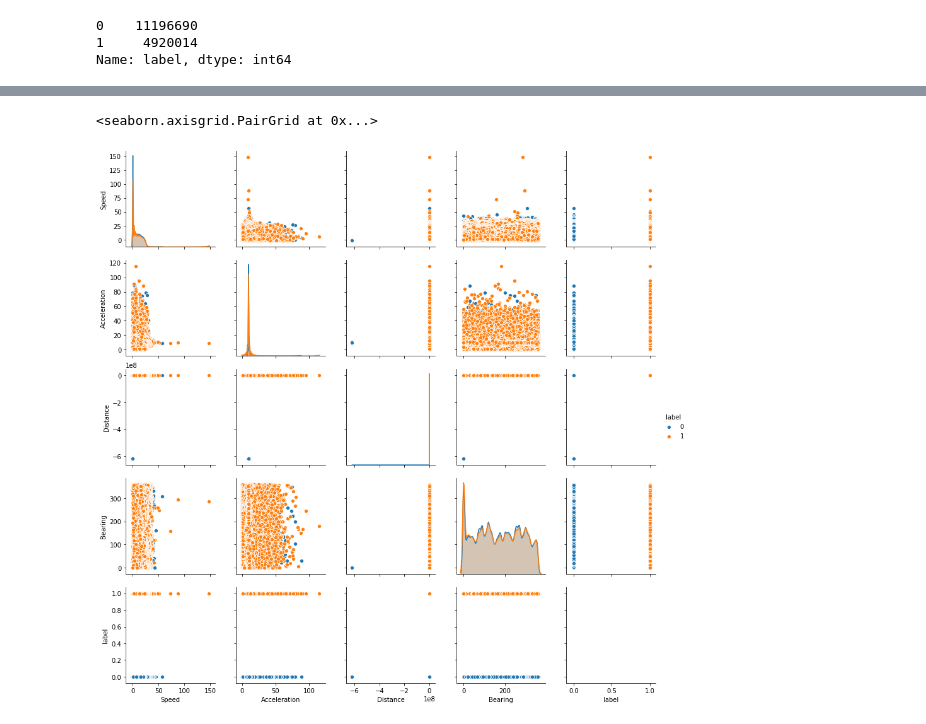
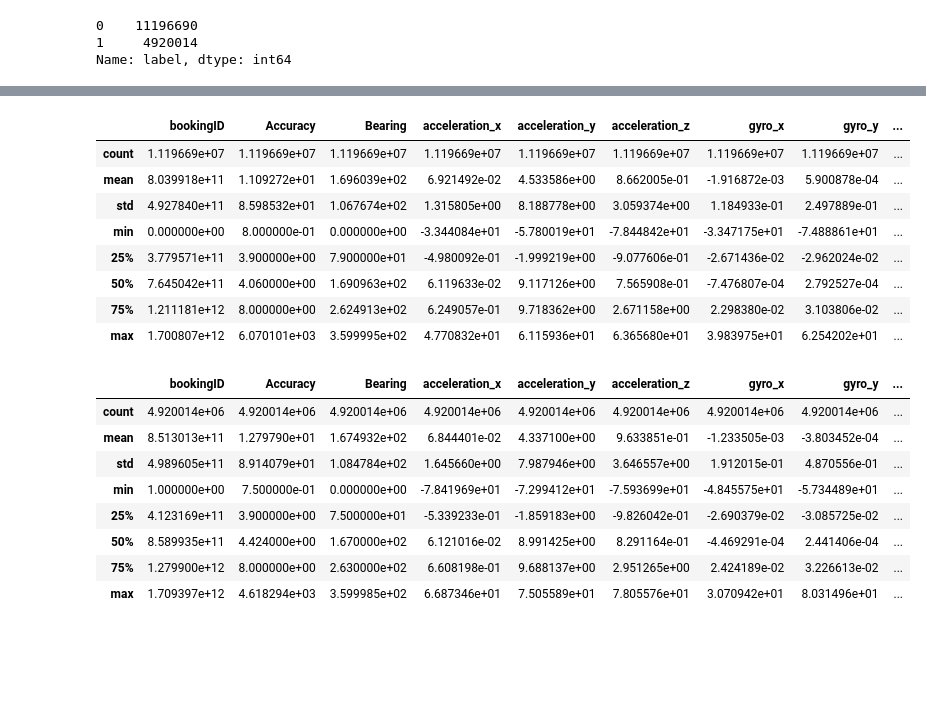
Before and after one commit to tomatowhocodes/springboard, a Jupyter notebook: Capstone project/Code/Data Wrangling.ipynb, the cells around one changed output, grey strips where cells are left out. Cells and saved outputs as stored; diff of their text form; code cells hidden in the pictures; blank space fills up the shorter version.

```diff
--- a/Capstone project/Code/Data Wrangling.ipynb
+++ b/Capstone project/Code/Data Wrangling.ipynb
@@ -200,5 +200,0 @@ for i, column in enumerate(['Speed','Acceleration','Distance','Bearing']):
-# %%
-sns.pairplot(df[['Speed','Acceleration','Distance','Bearing','label']], hue="label")
-# %% [output]
-<seaborn.axisgrid.PairGrid at 0x...>
-[figure, removed]
@@ -213,0 +201,24 @@ def plot_corr(df):
+# %%
+df[df.label==0].describe()
+# %% [output]
+|  | bookingID | Accuracy | Bearing | acceleration_x | acceleration_y | acceleration_z | gyro_x | gyro_y | ... |
+| count | 1.119669e+07 | 1.119669e+07 | 1.119669e+07 | 1.119669e+07 | 1.119669e+07 | 1.119669e+07 | 1.119669e+07 | 1.119669e+07 | ... |
+| mean | 8.039918e+11 | 1.109272e+01 | 1.696039e+02 | 6.921492e-02 | 4.533586e+00 | 8.662005e-01 | -1.916872e-03 | 5.900878e-04 | ... |
+| std | 4.927840e+11 | 8.598532e+01 | 1.067674e+02 | 1.315805e+00 | 8.188778e+00 | 3.059374e+00 | 1.184933e-01 | 2.497889e-01 | ... |
+| min | 0.000000e+00 | 8.000000e-01 | 0.000000e+00 | -3.344084e+01 | -5.780019e+01 | -7.844842e+01 | -3.347175e+01 | -7.488861e+01 | ... |
+| 25% | 3.779571e+11 | 3.900000e+00 | 7.900000e+01 | -4.980092e-01 | -1.999219e+00 | -9.077606e-01 | -2.671436e-02 | -2.962024e-02 | ... |
+| 50% | 7.645042e+11 | 4.060000e+00 | 1.690963e+02 | 6.119633e-02 | 9.117126e+00 | 7.565908e-01 | -7.476807e-04 | 2.792527e-04 | ... |
+| 75% | 1.211181e+12 | 8.000000e+00 | 2.624913e+02 | 6.249057e-01 | 9.718362e+00 | 2.671158e+00 | 2.298380e-02 | 3.103806e-02 | ... |
+| max | 1.700807e+12 | 6.070101e+03 | 3.599995e+02 | 4.770832e+01 | 6.115936e+01 | 6.365680e+01 | 3.983975e+01 | 6.254202e+01 | ... |
+# %%
+df[df.label==1].describe()
+# %% [output]
+|  | bookingID | Accuracy | Bearing | acceleration_x | acceleration_y | acceleration_z | gyro_x | gyro_y | ... |
+| count | 4.920014e+06 | 4.920014e+06 | 4.920014e+06 | 4.920014e+06 | 4.920014e+06 | 4.920014e+06 | 4.920014e+06 | 4.920014e+06 | ... |
+| mean | 8.513013e+11 | 1.279790e+01 | 1.674932e+02 | 6.844401e-02 | 4.337100e+00 | 9.633851e-01 | -1.233505e-03 | -3.803452e-04 | ... |
+| std | 4.989605e+11 | 8.914079e+01 | 1.084784e+02 | 1.645660e+00 | 7.987946e+00 | 3.646557e+00 | 1.912015e-01 | 4.870556e-01 | ... |
+| min | 1.000000e+00 | 7.500000e-01 | 0.000000e+00 | -7.841969e+01 | -7.299412e+01 | -7.593699e+01 | -4.845575e+01 | -5.734489e+01 | ... |
+| 25% | 4.123169e+11 | 3.900000e+00 | 7.500000e+01 | -5.339233e-01 | -1.859183e+00 | -9.826042e-01 | -2.690379e-02 | -3.085725e-02 | ... |
+| 50% | 8.589935e+11 | 4.424000e+00 | 1.670000e+02 | 6.121016e-02 | 8.991425e+00 | 8.291164e-01 | -4.469291e-04 | 2.441406e-04 | ... |
+| 75% | 1.279900e+12 | 8.000000e+00 | 2.630000e+02 | 6.608198e-01 | 9.688137e+00 | 2.951265e+00 | 2.424189e-02 | 3.226613e-02 | ... |
+| max | 1.709397e+12 | 4.618294e+03 | 3.599985e+02 | 6.687346e+01 | 7.505589e+01 | 7.805576e+01 | 3.070942e+01 | 8.031496e+01 | ... |
```
Also changed, not shown: parts of 16 cells of this notebook.
